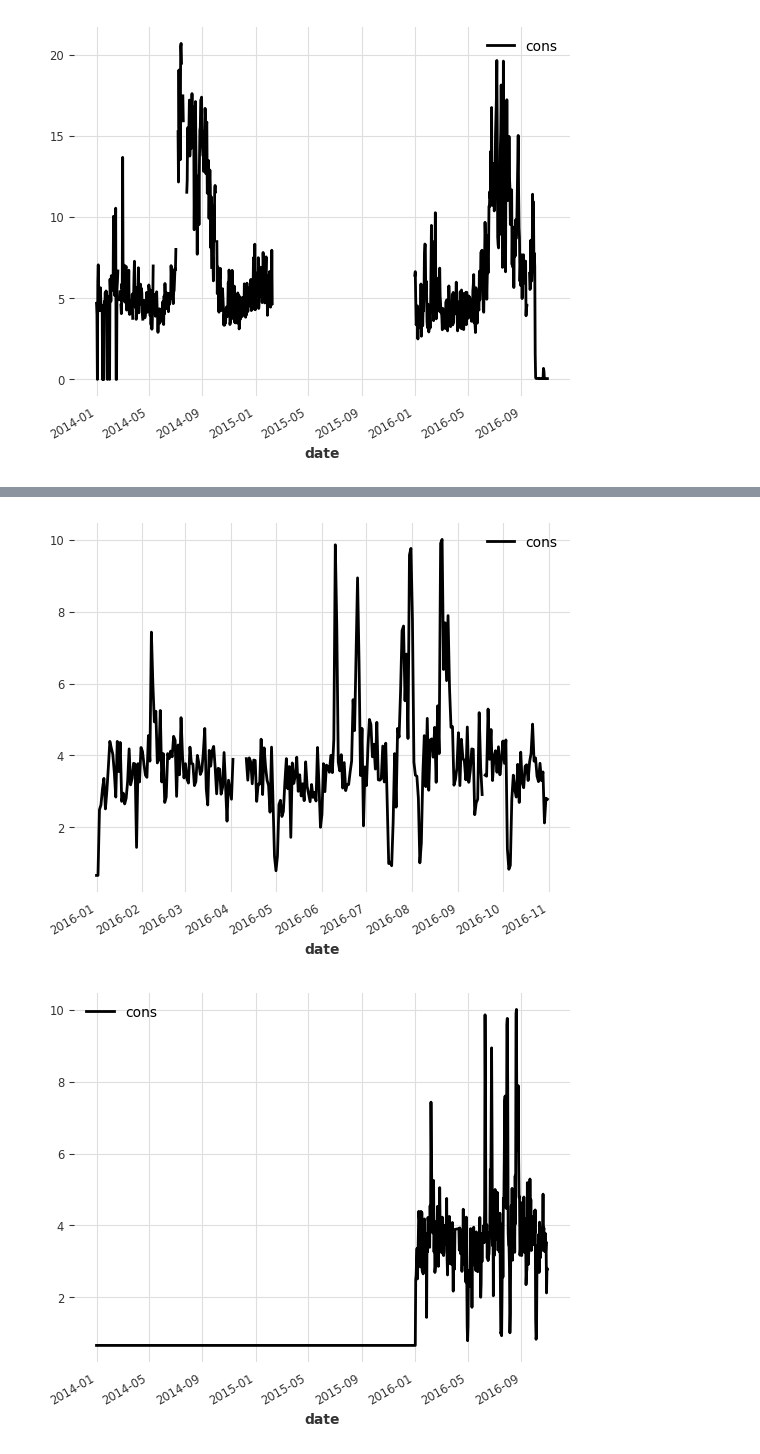
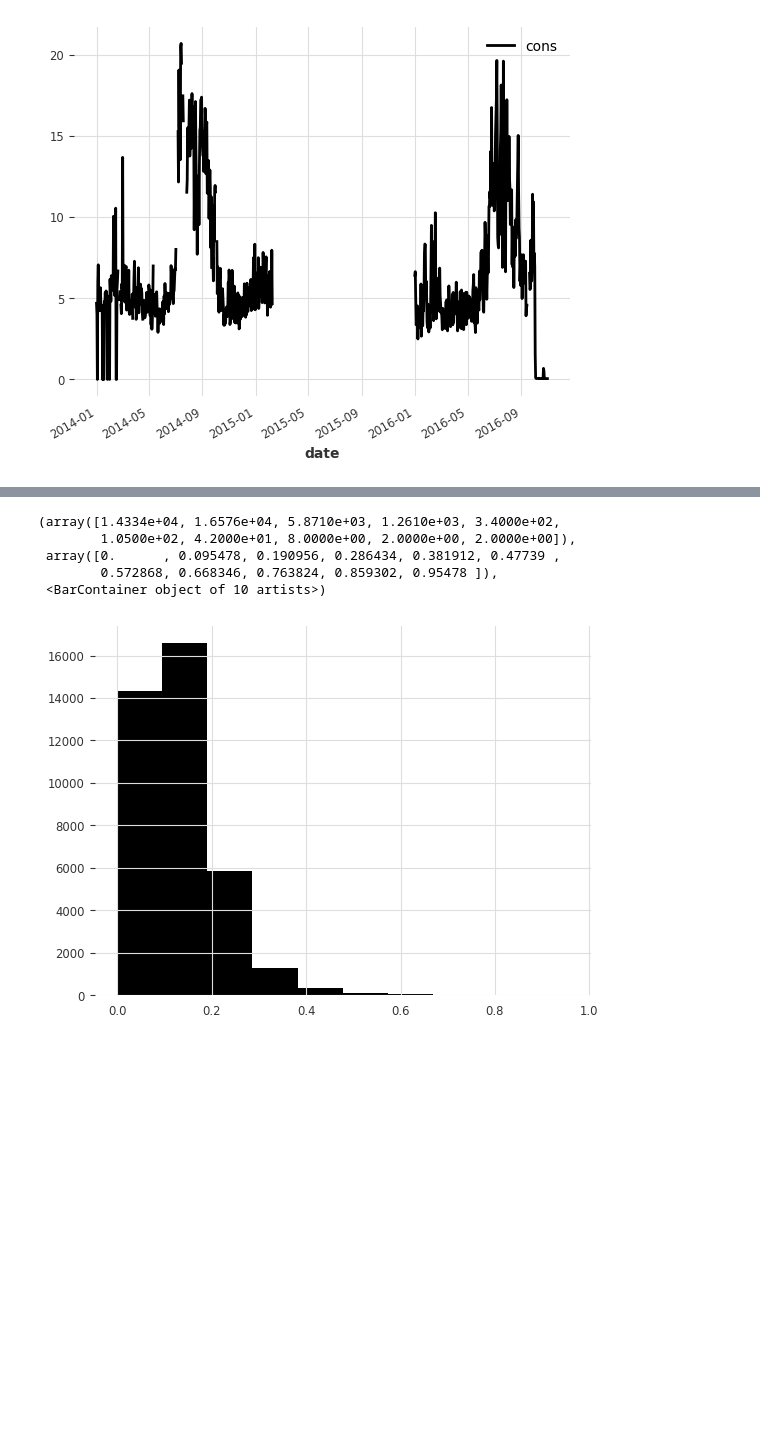
Before and after one commit to izorin/ntl, a Jupyter notebook: ntl/notebooks/darts_test.ipynb, the cells around one changed output, grey strips where cells are left out. Saved outputs shown, nothing was run; the diff lists cells and outputs as text; code cells hidden in the pictures; blank space fills up the shorter version.

```diff
--- a/ntl/notebooks/darts_test.ipynb
+++ b/ntl/notebooks/darts_test.ipynb
@@ -89,2 +107,12 @@ array([[0.66      ],
+# %%
+def sample_model(data, model, metric, **model_kwargs):
+    metrics = []
+    for ts in tqdm(data):
+        train, test = ts.split_before(0.8)
+        model.fit(train, **model_kwargs)
+        y_hat = model.predict(len(test))
+        metrics.append(metric(y_hat, test))
+
+    return metrics
 # %%
 # %% [output]
@@ -92,11 +136,11 @@ ValueError: Inferred frequency None from passed values does not conform to passe
-# %%
-plt.figure()
-norm_ts[0].plot()
-plt.show()
-
-plt.figure()
-norm_ts_filled[0]..plot()
-plt.show()
-# %% [output]
-[figure, removed]
-[figure, removed]
+# %%
+naive_seasonal = sample_model(norm_scaled, models.NaiveSeasonal(K=7), metrics.mae)
+# %%
+plt.hist(naive_seasonal)
+# %% [output]
+(array([1.4334e+04, 1.6576e+04, 5.8710e+03, 1.2610e+03, 3.4000e+02,
+        1.0500e+02, 4.2000e+01, 8.0000e+00, 2.0000e+00, 2.0000e+00]),
+ array([0.      , 0.095478, 0.190956, 0.286434, 0.381912, 0.47739 ,
+        0.572868, 0.668346, 0.763824, 0.859302, 0.95478 ]),
+ <BarContainer object of 10 artists>)
+[figure, added]
```
Also changed, not shown: parts of 23 cells of this notebook, 9 other files.
